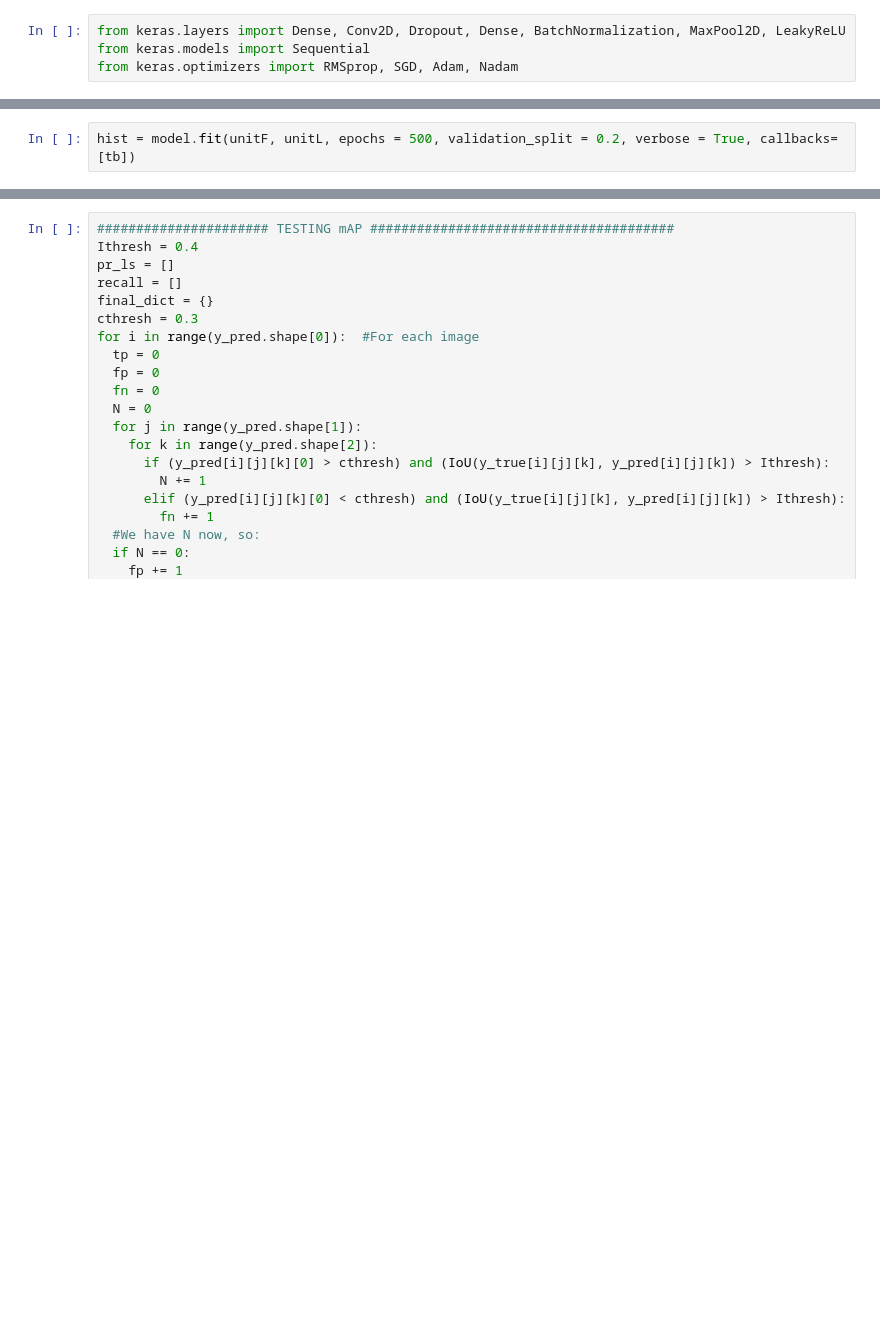
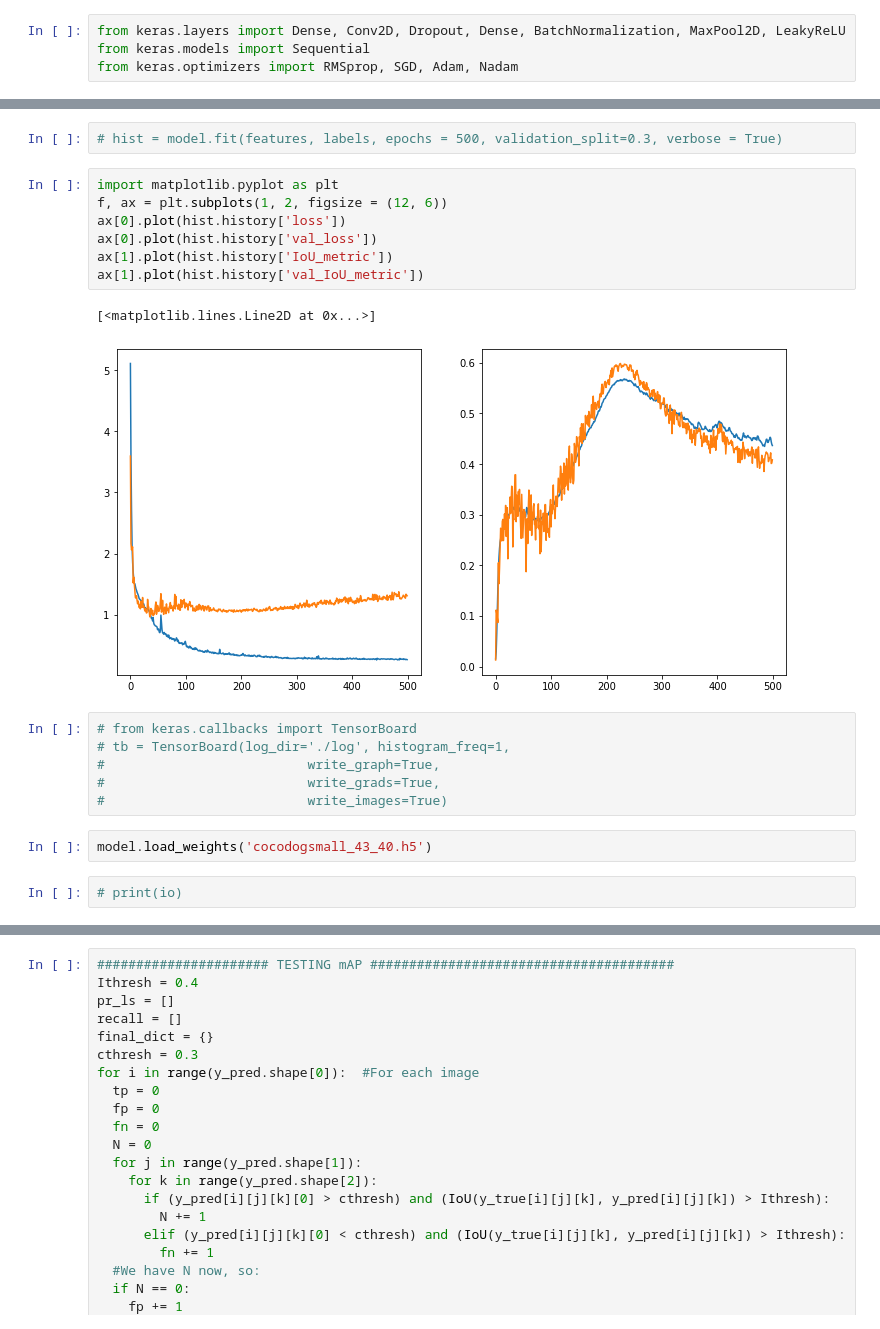
Before and after one commit to divyanshusharma1709/DogBB, a Jupyter notebook: dogCNN.ipynb, the cells around one changed output, grey strips where cells are left out. Cells and saved outputs as stored; diff of their text form; blank space fills up the shorter version.

Commit message:
Model Trained on External Daraset

```diff
--- a/dogCNN.ipynb
+++ b/dogCNN.ipynb
@@ -511,2 +483,0 @@ tb = TensorBoard(log_dir='./log', histogram_freq=1,
-# %%
-hist = model.fit(unitF, unitL, epochs = 500, validation_split = 0.2, verbose = True, callbacks=[tb])
@@ -672,0 +550,22 @@ print(sum(x))
+# %%
+# hist = model.fit(features, labels, epochs = 500, validation_split=0.3, verbose = True)
+# %%
+import matplotlib.pyplot as plt
+f, ax = plt.subplots(1, 2, figsize = (12, 6))
+ax[0].plot(hist.history['loss'])
+ax[0].plot(hist.history['val_loss'])
+ax[1].plot(hist.history['IoU_metric'])
+ax[1].plot(hist.history['val_IoU_metric'])
+# %% [output]
+[<matplotlib.lines.Line2D at 0x...>]
+[figure, added]
+# %%
+# from keras.callbacks import TensorBoard
+# tb = TensorBoard(log_dir='./log', histogram_freq=1,
+#                          write_graph=True,
+#                          write_grads=True,
+#                          write_images=True)
+# %%
+model.load_weights('cocodogsmall_43_40.h5')
+# %%
+# print(io)
```
Also changed, not shown: parts of 85 cells of this notebook.
